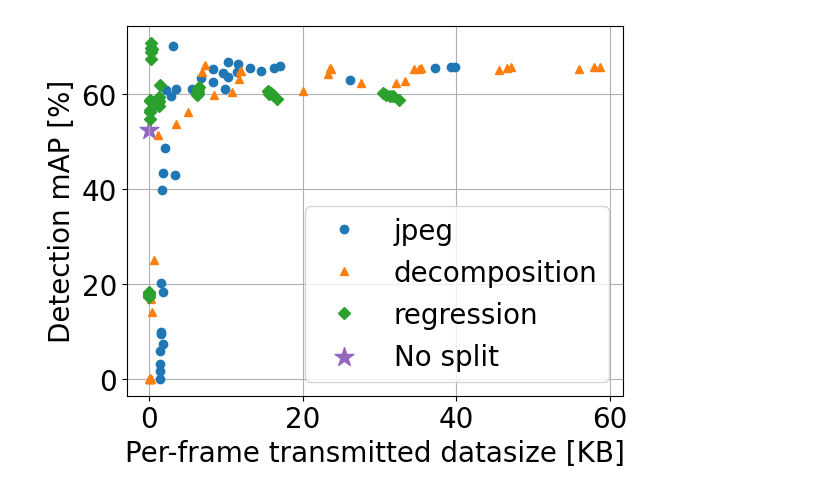
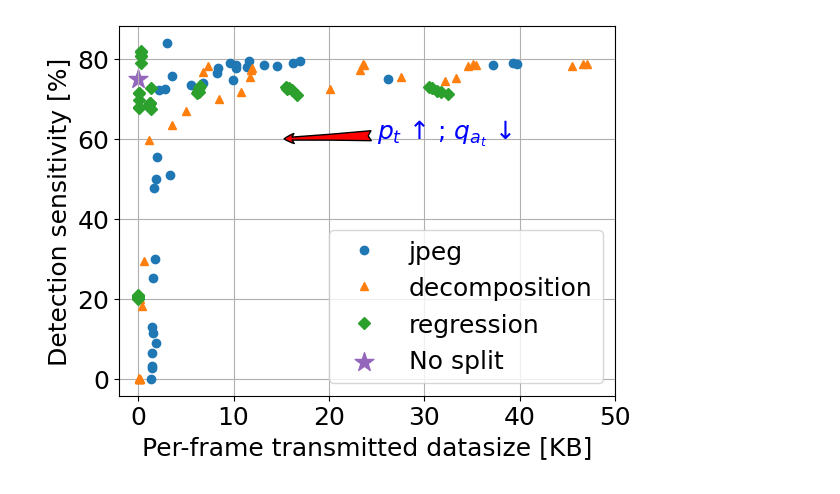
Before and after one commit to Rexyyj/split_DNN_framework, a Jupyter notebook: stable_tests/plot/map_vs_datasize.ipynb, the cells around one changed output. Drawn from its saved outputs; the diff is of its cells as text; code cells hidden in the pictures.

```diff
--- a/stable_tests/plot/map_vs_datasize.ipynb
+++ b/stable_tests/plot/map_vs_datasize.ipynb
@@ -4,7 +4,7 @@ import matplotlib.pyplot as plt
 import pandas as pd
 # %%
 plt.rcParams.update({"text.usetex": False,
-                     "font.size": 20,
+                     "font.size": 18,
                      "pdf.fonttype": 42,
                      "ps.fonttype": 42})
 # %%
@@ -70,15 +104,24 @@ for k1 in df_group.groups.keys():
 # %%
 plt.figure()
-plt.plot(datasize_jpeg, maps_jpeg,"o",color=colors[0], label="jpeg")
-plt.plot(datasize_decom, maps_decom,"^",color=colors[1], label="decomposition")
-plt.plot(datasize_reg, maps_reg,"D",color=colors[2], label="regression")
-no_split_map_30 = 0.524
+plt.plot(datasize_jpeg, sens_jpeg,"o",color=colors[0], label="jpeg")
+plt.plot(datasize_decom, sens_decom,"^",color=colors[1], label="decomposition")
+plt.plot(datasize_reg, sens_reg,"D",color=colors[2], label="regression")
+no_split_map_30 = 0.75 # Tobe double check
 plt.scatter(0,no_split_map_30*100,200,marker="*",color=colors[3],label="No split")
 
-plt.legend()
+plt.annotate(
+    '$p_t$ ↑ ; $q_{a_t}$ ↓',
+    xy=(15, 60),
+    xytext=(25, 60),
+    arrowprops=dict(facecolor='red', arrowstyle='fancy'),
+    color='blue',
+)
+
+plt.legend(loc="lower right")
+plt.xlim([-2, 50])
 plt.grid()
 plt.xlabel("Per-frame transmitted datasize [KB]")
-plt.ylabel("Detection mAP [%]")
-plt.savefig("../figures/map_vs_datasize.pdf", bbox_inches='tight')
+plt.ylabel("Detection sensitivity [%]")
+plt.savefig("../figures/sens_vs_datasize.pdf", bbox_inches='tight')
 # %% [output]
-[figure, old version]
+[figure, new version]
```
Also changed, not shown: parts of 2 cells of this notebook, 10 other files.
